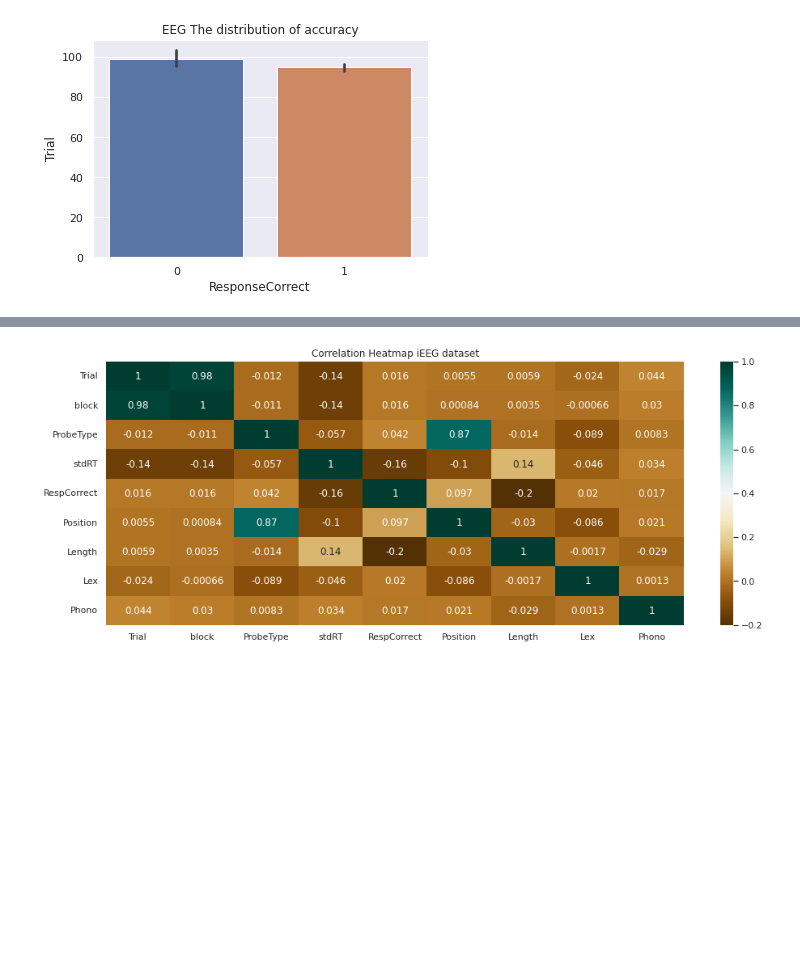
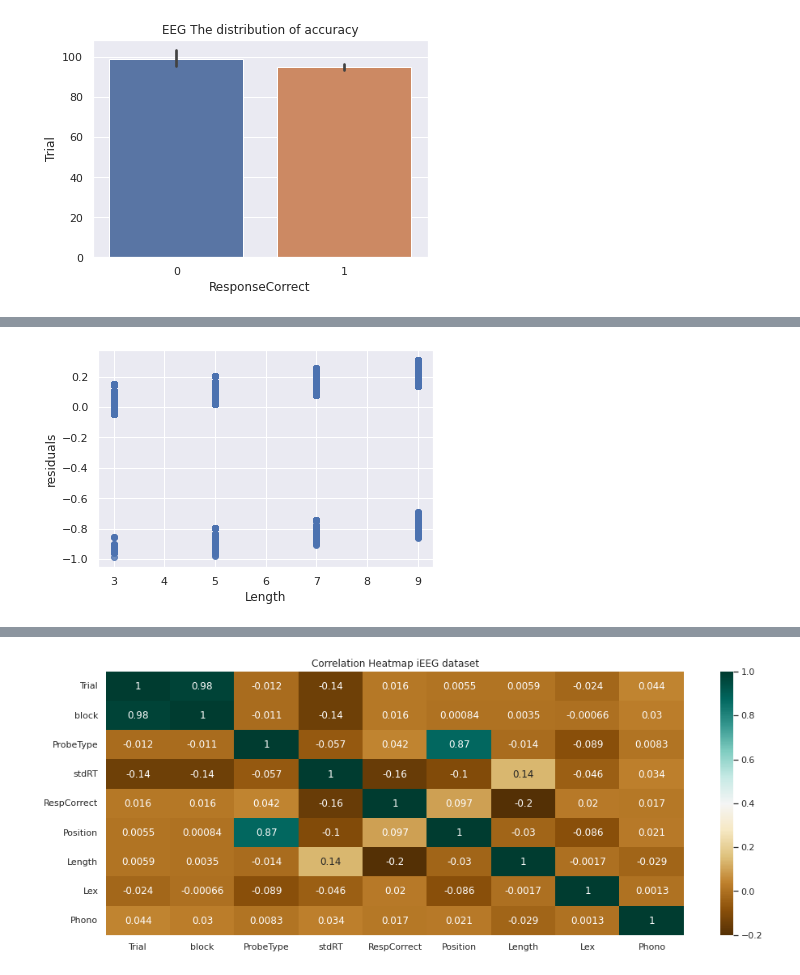
Before and after one commit to cristinarainich/Sternberg_analysis, a Jupyter notebook: Models.ipynb, the cells around one changed output, grey strips where cells are left out. Saved outputs shown, nothing was run; the diff lists cells and outputs as text; code cells hidden in the pictures; blank space fills up the shorter version.

```diff
--- a/Models.ipynb
+++ b/Models.ipynb
@@ -176,0 +289,8 @@ Fixed effects:
+# %%
+sns.regplot(x= 'Length',
+y= 'residuals',
+data= model_3.data,
+fit_reg= False
+);
+# %% [output]
+[figure, added]
```
Also changed, not shown: parts of 65 cells of this notebook.
